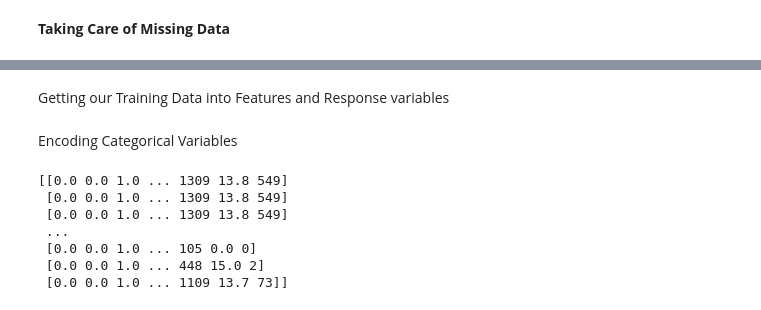
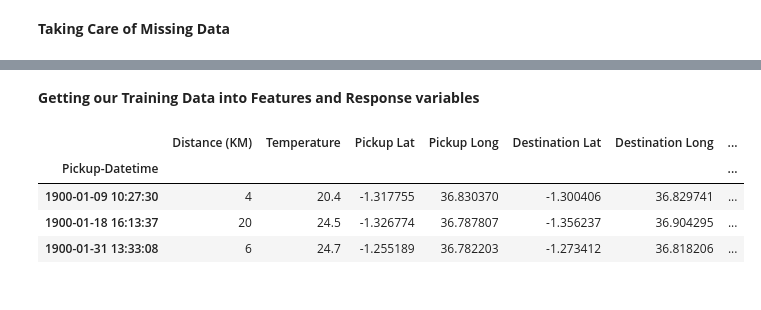
Before and after one commit to MathewNhari/Sendy-Logistics-Challenge, a Jupyter notebook: Sendy_Logistics_Challenge.ipynb, the cells around one changed output, grey strips where cells are left out. Saved outputs shown, nothing was run; the diff lists cells and outputs as text; code cells hidden in the pictures.

```diff
--- a/Sendy_Logistics_Challenge.ipynb
+++ b/Sendy_Logistics_Challenge.ipynb
@@ -205,0 +200,11 @@ Train = missingData(Train,columns)
+# %%
+def dummy_encoder(df, cols):
+  dummies = pd.get_dummies(df,columns= cols,drop_first = True)
+  merged = pd.concat([df,dummies],axis='columns')
+  final = merged.drop(cols, axis = 1)
+  return dummies
+# %%
+cols = ['Platform Type','Personal or Business', 'Pickup - Weekday (Mo = 1)']
+Train = dummy_encoder(Train, cols)
+Test = dummy_encoder(Test, cols)
+Test.head(1)
@@ -206,7 +217,7 @@ Train = missingData(Train,columns)
 # %% [markdown]
-Getting our Training Data into Features and Response variables
+**Getting our Training Data into Features and Response variables**
 # %%
-X = Train.drop(['Time from Pickup to Arrival'], axis=1)
-y = Train[['Time from Pickup to Arrival']]
+def XyFeatures(df):
+  X = df.drop(['Time from Pickup to Arrival'], axis=1)
+  y = df[['Time from Pickup to Arrival']]
+  return (X,y)
-# %% [markdown]
-Encoding Categorical Variables
@@ -219,10 +223,0 @@ X = np.array(ct.fit_transform(X))
-# %%
-print(X)
-# %% [output]
-[[0.0 0.0 1.0 ... 1309 13.8 549]
- [0.0 0.0 1.0 ... 1309 13.8 549]
- [0.0 0.0 1.0 ... 1309 13.8 549]
- ...
- [0.0 0.0 1.0 ... 105 0.0 0]
- [0.0 0.0 1.0 ... 448 15.0 2]
- [0.0 0.0 1.0 ... 1109 13.7 73]]
@@ -228,0 +227,8 @@ print(X)
+# %%
+X.head(3)
+# %% [output]
+|  | Distance (KM) | Temperature | Pickup Lat | Pickup Long | Destination Lat | Destination Long | ... |
+| Pickup-Datetime |  |  |  |  |  |  | ... |
+| 1900-01-09 10:27:30 | 4 | 20.4 | -1.317755 | 36.830370 | -1.300406 | 36.829741 | ... |
+| 1900-01-18 16:13:37 | 20 | 24.5 | -1.326774 | 36.787807 | -1.356237 | 36.904295 | ... |
+| 1900-01-31 13:33:08 | 6 | 24.7 | -1.255189 | 36.782203 | -1.273412 | 36.818206 | ... |
```
Also changed, not shown: parts of 35 cells of this notebook.
